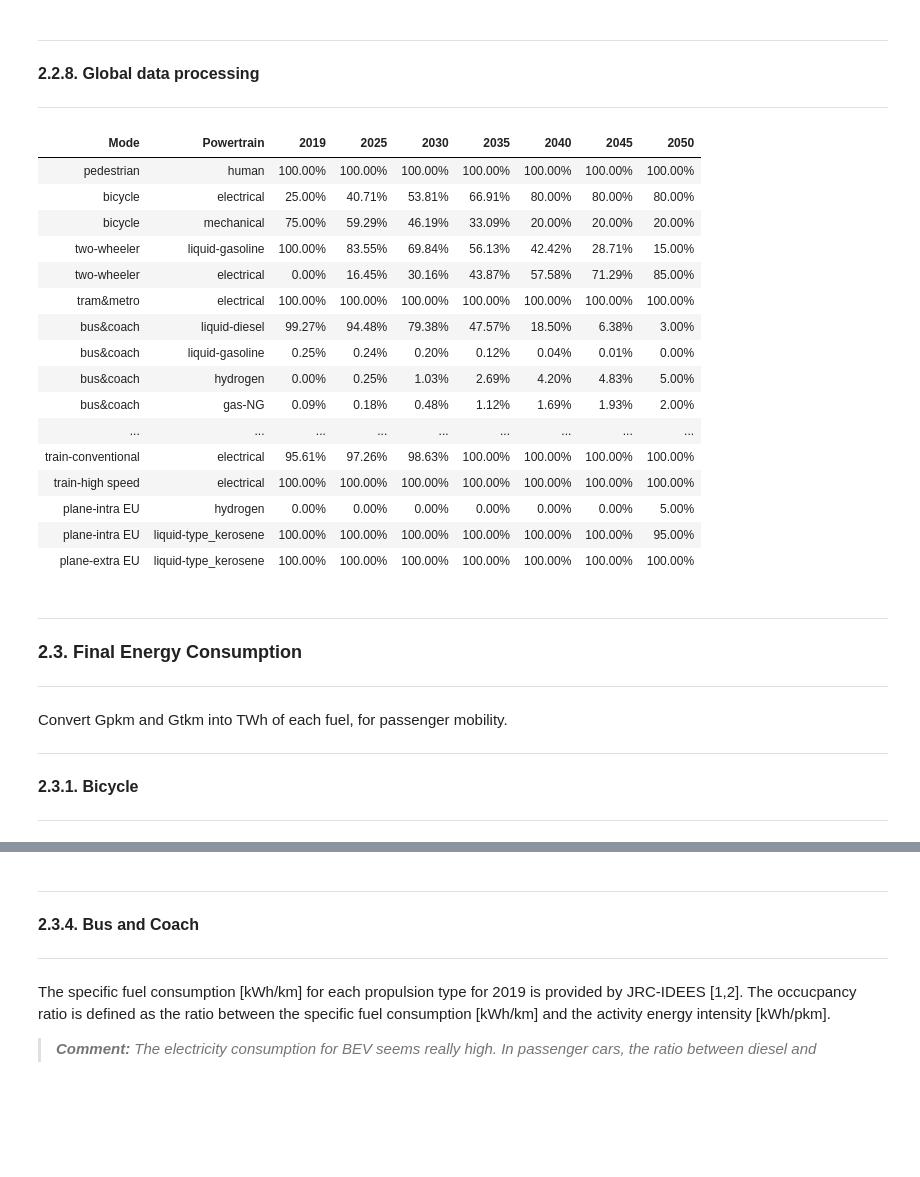
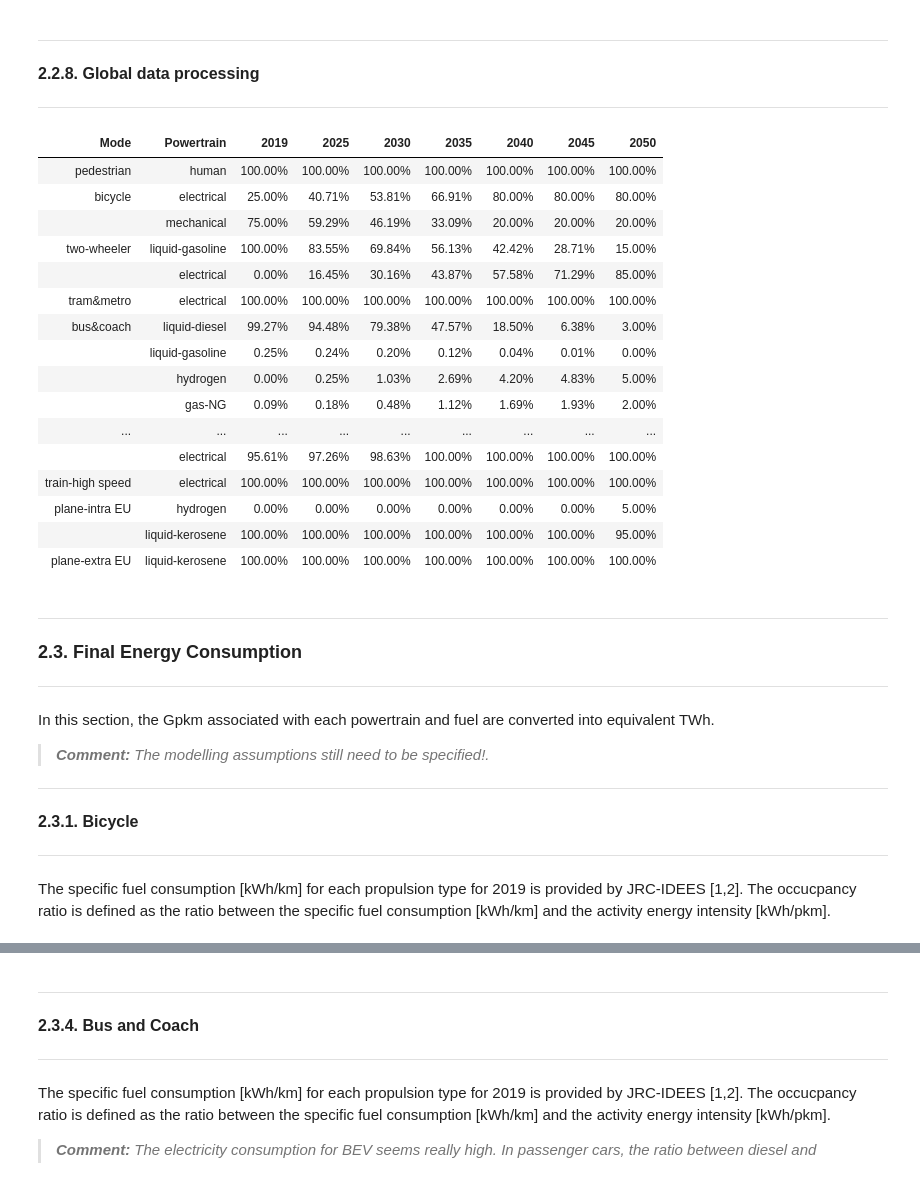
Before and after one commit to laterrea/negaWatt-BE, a Jupyter notebook: demand_model_transports_nW-BE_update.ipynb, the cells around one changed output, grey strips where cells are left out. Drawn from its saved outputs; the diff is of its cells as text; code cells hidden in the pictures; blank space fills up the shorter version.

```diff
--- a/demand_model_transports_nW-BE_update.ipynb
+++ b/demand_model_transports_nW-BE_update.ipynb
@@ -841,19 +855,19 @@ $\textcolor{Orange}{\textbf{Efficiency Assumption}}$<br>
 The rail operator SNCB has committed not to renewing its AR41 diesel railcars. The main barrier to fully replacing them with electric traction remains the lack of electrification of just under 10% of the network, mainly around Ghent (Eeklo–Ronse, Ghent–Geraardsbergen, Aalst–Burst) and on the Charleroi–Couvin line. Full electrification of the network appears to be the most appropriate solution for phasing out diesel, even if it is also the most costly one [8]. The limited use of battery-electric trains also appears to be an interesting option when direct electrification is not possible. The hydrogen train option is set aside due to high operational costs. In the scenarios studied by Transport & Mobility Leuven, full electrification could be achieved by 2035, provided that appropriate policies are implemented [8]. We therefore propose to set a target of **100% electrification** by **2035** (direct catenary + battery).
 # %%
 # Inputs - Define Sufficiency Scenario Data (SUF)
-sta   = 4.39
-end   = 0.00
-mid_y = 2035
+sta_PM_trn_cnv = 4.39 # [%]
+end_PM_trn_cnv = 0.00 # [%]
+mid_PM_trn_cnv = 2035 # [%]
 # Outputs - Sufficiency Scenario Data (SUF)
-carriers_trains_cnv = {
-    'liquid-diesel':               linear_with_middle_point(2019, sta, mid_y, end, 2050, end, years),  # [%]
-    'electrical':  [100-x for x in linear_with_middle_point(2019, sta, mid_y, end, 2050, end, years)], # [%]
+carriers_PM_trn_cnv = {
+    'liquid-diesel':               linear_with_middle_point(2019, sta_PM_trn_cnv, mid_PM_trn_cnv, end_PM_trn_cnv, 2050, end_PM_trn_cnv, years),  # [%]
+    'electrical':  [100-x for x in linear_with_middle_point(2019, sta_PM_trn_cnv, mid_PM_trn_cnv, end_PM_trn_cnv, 2050, end_PM_trn_cnv, years)], # [%]
 }
-carriers_trains_spd = {
+carriers_PM_trn_spd = {
     'electrical':  linear_growth(2019, 100, 2050, 100, years), # [%]
 }
-df_trains_cnv = pd.DataFrame(carriers_trains_cnv, index=years).T.round(3)
-df_trains_spd = pd.DataFrame(carriers_trains_spd, index=years).T.round(3)
+df_PM_trn_cnv = pd.DataFrame(carriers_PM_trn_cnv, index=years).T.round(3)
+df_PM_trn_spd = pd.DataFrame(carriers_PM_trn_spd, index=years).T.round(3)
 # %% [markdown]
 ---
 
@@ -893,18 +912,19 @@ df_planes_extra = pd.DataFrame(carriers_planes_extra, index=years).T.round(3)
 
 ---
 # %%
-df_pedestrian = pd.DataFrame({'human': [100] * len(years)}, index=years).T
+# Processing - Carriers Shares (in %)
+df_PM_ped = pd.DataFrame({'human': [100] * len(years)}, index=years).T
 df_PM_carriers = {
-    'pedestrian':         df_pedestrian,
-    'bicycle':            df_bicycle,
-    'two-wheeler':        df_2wheelers,
-    'tram&metro':         df_tram_metro,
-    'bus&coach':          df_bus,
-    'car':                df_car,
-    'train-conventional': df_trains_cnv,
-    'train-high speed':   df_trains_spd,
-    'plane-intra EU':     df_planes_intra,
-    'plane-extra EU':     df_planes_extra,
+    'pedestrian':         df_PM_ped,
+    'bicycle':            df_PM_bic,
+    'two-wheeler':        df_PM_mot,
+    'tram&metro':         df_PM_trm_met,
+    'bus&coach':          df_PM_bus_cch,
+    'car':                df_PM_car,
+    'train-conventional': df_PM_trn_cnv,
+    'train-high speed':   df_PM_trn_spd,
+    'plane-intra EU':     df_PM_avi_srt,
+    'plane-extra EU':     df_PM_avi_lng,
 }
 rows = []
 for mode, df in df_PM_carriers.items():
@@ -916,38 +936,38 @@ for mode, df in df_PM_carriers.items():
 df_PM_carrier = pd.concat(rows, ignore_index=True)
 # %%
 if post_process:
-    df_carrier = df_PM_carrier
-    #df_carrier['Mode'] = df_carrier['Mode'].mask(df_carrier['Mode'].duplicated(), '')
+    df_carrier = df_PM_carrier.copy()
+    df_carrier['Mode'] = df_carrier['Mode'].mask(df_carrier['Mode'].duplicated(), '')
     df_carrier_r = df_carrier[['Mode', 'Powertrain'] + list(years)]
     styled = (
         df_carrier_r.style
           .hide(axis='index')
           #.set_caption("Carrier Shares (%)")
           .set_table_attributes('style="width:100%;table-layout:fixed;"')
           .apply(highlight_mode_separator, axis=1)
           .apply(lambda row: [bold_mode(cell, row['Mode'], col) for col, cell in zip(df_carrier_r.columns, row)], axis=1)
           .set_properties(subset=['Powertrain'], **{'font-style':'italic'})
           .format({year: "{:.2f}%" for year in years})
     )
     display(styled)
 # %% [output]
 | Mode | Powertrain | 2019 | 2025 | 2030 | 2035 | 2040 | 2045 | 2050 |
 | pedestrian | human | 100.00% | 100.00% | 100.00% | 100.00% | 100.00% | 100.00% | 100.00% |
 | bicycle | electrical | 25.00% | 40.71% | 53.81% | 66.91% | 80.00% | 80.00% | 80.00% |
-| bicycle | mechanical | 75.00% | 59.29% | 46.19% | 33.09% | 20.00% | 20.00% | 20.00% |
+|  | mechanical | 75.00% | 59.29% | 46.19% | 33.09% | 20.00% | 20.00% | 20.00% |
 | two-wheeler | liquid-gasoline | 100.00% | 83.55% | 69.84% | 56.13% | 42.42% | 28.71% | 15.00% |
-| two-wheeler | electrical | 0.00% | 16.45% | 30.16% | 43.87% | 57.58% | 71.29% | 85.00% |
+|  | electrical | 0.00% | 16.45% | 30.16% | 43.87% | 57.58% | 71.29% | 85.00% |
 | tram&metro | electrical | 100.00% | 100.00% | 100.00% | 100.00% | 100.00% | 100.00% | 100.00% |
 | bus&coach | liquid-diesel | 99.27% | 94.48% | 79.38% | 47.57% | 18.50% | 6.38% | 3.00% |
-| bus&coach | liquid-gasoline | 0.25% | 0.24% | 0.20% | 0.12% | 0.04% | 0.01% | 0.00% |
-| bus&coach | hydrogen | 0.00% | 0.25% | 1.03% | 2.69% | 4.20% | 4.83% | 5.00% |
-| bus&coach | gas-NG | 0.09% | 0.18% | 0.48% | 1.12% | 1.69% | 1.93% | 2.00% |
+|  | liquid-gasoline | 0.25% | 0.24% | 0.20% | 0.12% | 0.04% | 0.01% | 0.00% |
+|  | hydrogen | 0.00% | 0.25% | 1.03% | 2.69% | 4.20% | 4.83% | 5.00% |
+|  | gas-NG | 0.09% | 0.18% | 0.48% | 1.12% | 1.69% | 1.93% | 2.00% |
 | ... | ... | ... | ... | ... | ... | ... | ... | ... |
-| train-conventional | electrical | 95.61% | 97.26% | 98.63% | 100.00% | 100.00% | 100.00% | 100.00% |
+|  | electrical | 95.61% | 97.26% | 98.63% | 100.00% | 100.00% | 100.00% | 100.00% |
 | train-high speed | electrical | 100.00% | 100.00% | 100.00% | 100.00% | 100.00% | 100.00% | 100.00% |
 | plane-intra EU | hydrogen | 0.00% | 0.00% | 0.00% | 0.00% | 0.00% | 0.00% | 5.00% |
-| plane-intra EU | liquid-type_kerosene | 100.00% | 100.00% | 100.00% | 100.00% | 100.00% | 100.00% | 95.00% |
-| plane-extra EU | liquid-type_kerosene | 100.00% | 100.00% | 100.00% | 100.00% | 100.00% | 100.00% | 100.00% |
+|  | liquid-kerosene | 100.00% | 100.00% | 100.00% | 100.00% | 100.00% | 100.00% | 95.00% |
+| plane-extra EU | liquid-kerosene | 100.00% | 100.00% | 100.00% | 100.00% | 100.00% | 100.00% | 100.00% |
 # %% [markdown]
 ---
 
@@ -955,13 +975,17 @@ if post_process:
 
 ---
 
-Convert Gpkm and Gtkm into TWh of each fuel, for passenger mobility.
+In this section, the Gpkm associated with each powertrain and fuel are converted into equivalent TWh.
+> ***Comment:** The modelling assumptions still need to be specified!.*
+
 
 ---
 
 <font size="3"><b>2.3.1. Bicycle</b></font> <a class="anchor" id="section_2_3_1"></a>
 
 ---
+The specific fuel consumption [kWh/km] for each propulsion type for 2019 is provided by JRC-IDEES [1,2].
+The occucpancy ratio is defined as the ratio between the specific fuel consumption [kWh/km] and the activity energy intensity [kWh/pkm].
 # %%
 # ===== Bicycle =====
 # -> Projections of efficiency and occupancy
```
Also changed, not shown: parts of 73 cells of this notebook, 1 other file.
